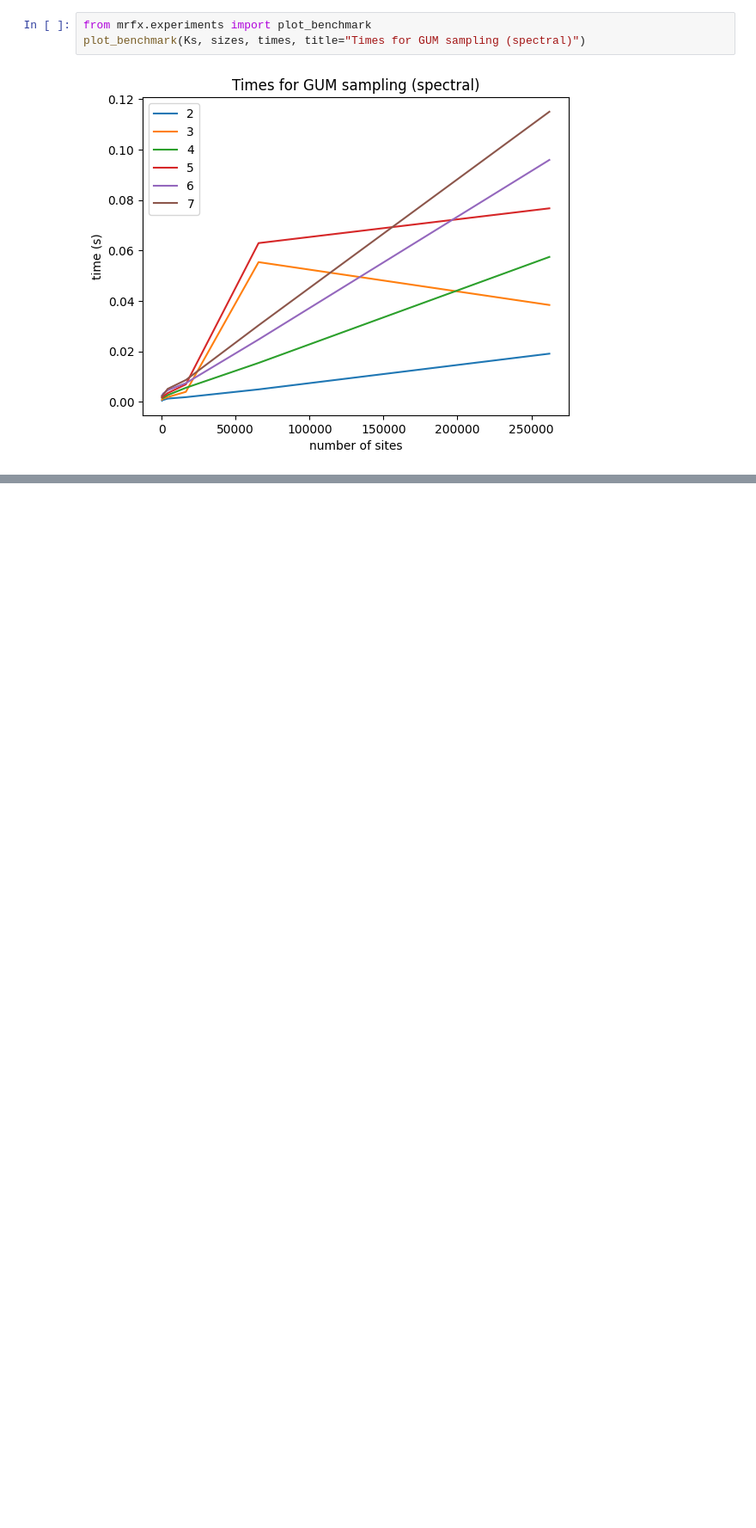
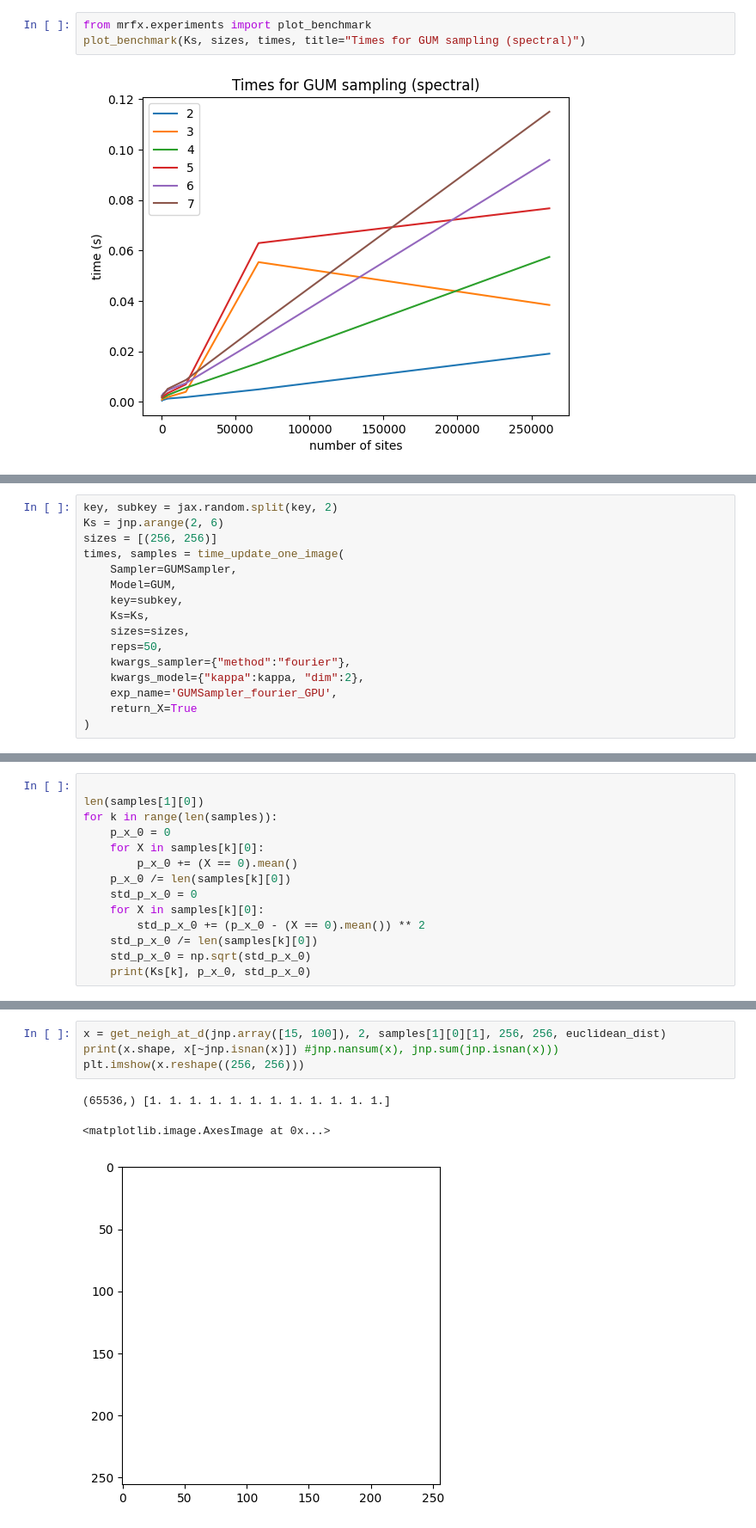
Before and after one commit to HGangloff/mrfx, a Jupyter notebook: notebooks/gums.ipynb, the cells around one changed output, grey strips where cells are left out. Shown at 86% size. Drawn from its saved outputs; the diff is of its cells as text; blank space fills up the shorter version.

```diff
--- a/notebooks/gums.ipynb
+++ b/notebooks/gums.ipynb
@@ -238,0 +253,16 @@ plot_benchmark(Ks, sizes, times, title="Times for GUM sampling (spectral)")
+# %%
+key, subkey = jax.random.split(key, 2)
+Ks = jnp.arange(2, 6)
+sizes = [(256, 256)]
+times, samples = time_update_one_image(
+    Sampler=GUMSampler,
+    Model=GUM,
+    key=subkey,
+    Ks=Ks,
+    sizes=sizes,
+    reps=50,
+    kwargs_sampler={"method":"fourier"},
+    kwargs_model={"kappa":kappa, "dim":2},
+    exp_name='GUMSampler_fourier_GPU',
+    return_X=True
+)
@@ -238,0 +278,14 @@ plot_benchmark(Ks, sizes, times, title="Times for GUM sampling (spectral)")
+# %%
+
+len(samples[1][0])
+for k in range(len(samples)):
+    p_x_0 = 0
+    for X in samples[k][0]:
+        p_x_0 += (X == 0).mean()
+    p_x_0 /= len(samples[k][0])
+    std_p_x_0 = 0
+    for X in samples[k][0]:
+        std_p_x_0 += (p_x_0 - (X == 0).mean()) ** 2
+    std_p_x_0 /= len(samples[k][0])
+    std_p_x_0 = np.sqrt(std_p_x_0)
+    print(Ks[k], p_x_0, std_p_x_0)
@@ -238,0 +344,8 @@ plot_benchmark(Ks, sizes, times, title="Times for GUM sampling (spectral)")
+# %%
+x = get_neigh_at_d(jnp.array([15, 100]), 2, samples[1][0][1], 256, 256, euclidean_dist)
+print(x.shape, x[~jnp.isnan(x)]) #jnp.nansum(x), jnp.sum(jnp.isnan(x)))
+plt.imshow(x.reshape((256, 256)))
+# %% [output]
+(65536,) [1. 1. 1. 1. 1. 1. 1. 1. 1. 1. 1. 1.]
+<matplotlib.image.AxesImage at 0x...>
+[figure, added]
```
Also changed, not shown: parts of 11 cells of this notebook, 3 other files.
